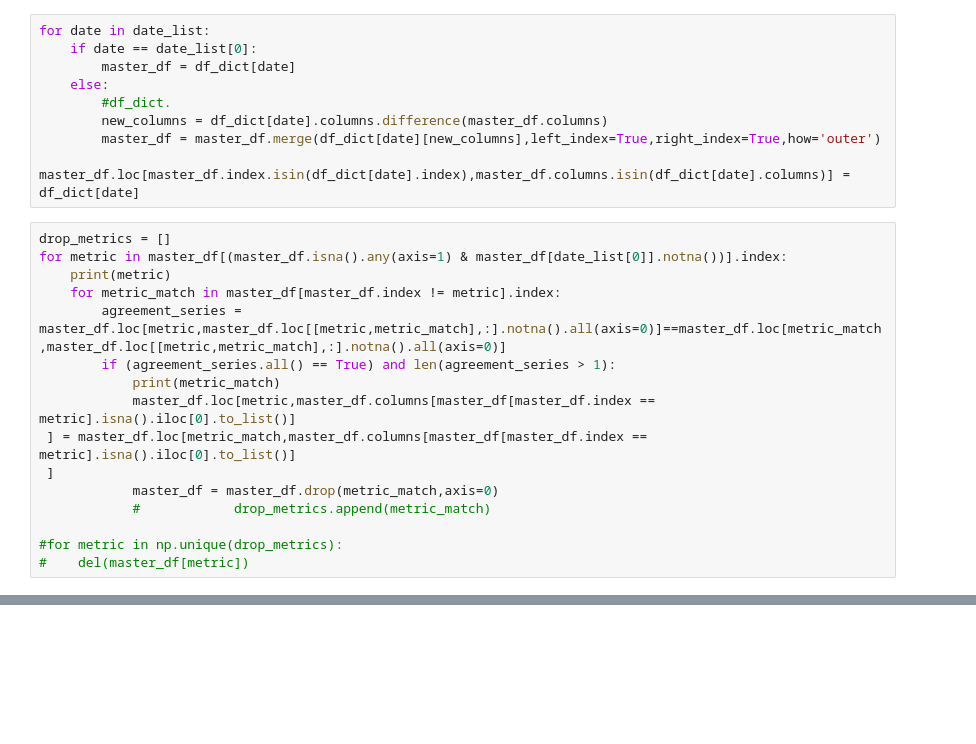
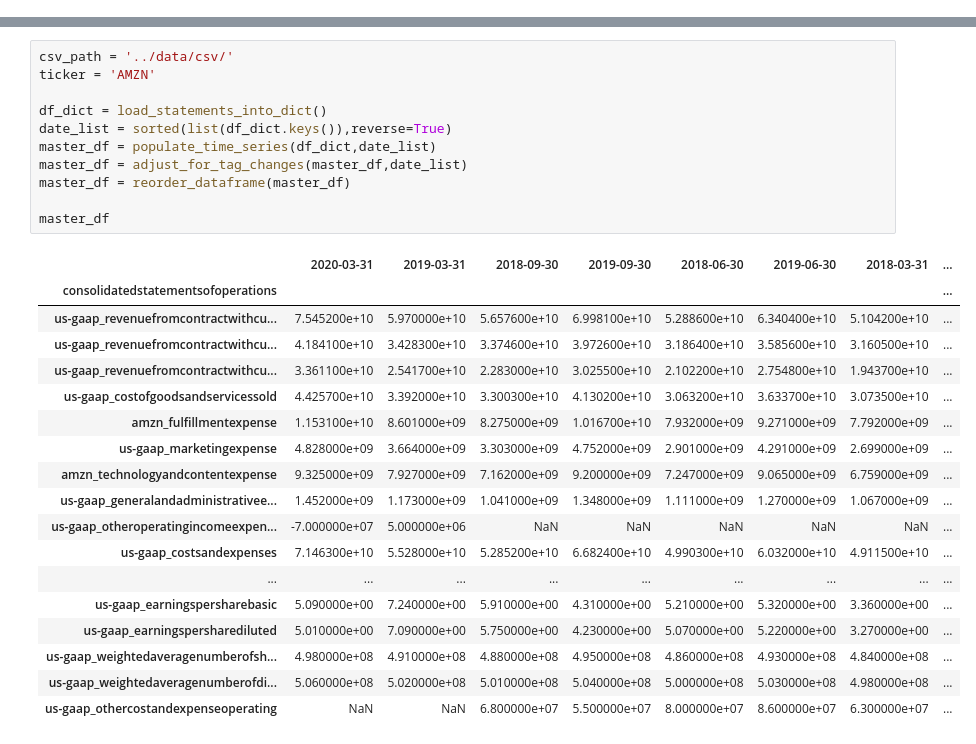
Before and after one commit to antgoldbloom/XBRL_Parser, a Jupyter notebook: csv_to_statement.ipynb, the cells around one changed output, grey strips where cells are left out. Drawn from its saved outputs; the diff is of its cells as text; blank space fills up the shorter version.

```diff
--- a/csv_to_statement.ipynb
+++ b/csv_to_statement.ipynb
@@ -21,25 +7,0 @@ date_list = sorted(list(df_dict.keys()),reverse=True)
-# %%
-for date in date_list:
-    if date == date_list[0]:
-        master_df = df_dict[date]
-    else:
-        #df_dict.
-        new_columns = df_dict[date].columns.difference(master_df.columns)
-        master_df = master_df.merge(df_dict[date][new_columns],left_index=True,right_index=True,how='outer')
-        master_df.loc[master_df.index.isin(df_dict[date].index),master_df.columns.isin(df_dict[date].columns)] = df_dict[date]
-# %%
-drop_metrics = []
-for metric in master_df[(master_df.isna().any(axis=1) & master_df[date_list[0]].notna())].index:
-    print(metric)
-    for metric_match in master_df[master_df.index != metric].index:
-        agreement_series = master_df.loc[metric,master_df.loc[[metric,metric_match],:].notna().all(axis=0)]==master_df.loc[metric_match,master_df.loc[[metric,metric_match],:].notna().all(axis=0)]
-        if (agreement_series.all() == True) and len(agreement_series > 1):
-            print(metric_match)
-            master_df.loc[metric,master_df.columns[master_df[master_df.index == metric].isna().iloc[0].to_list()]
- ] = master_df.loc[metric_match,master_df.columns[master_df[master_df.index == metric].isna().iloc[0].to_list()]
- ]
-            master_df = master_df.drop(metric_match,axis=0)
-            #            drop_metrics.append(metric_match)
-
-#for metric in np.unique(drop_metrics):
-#    del(master_df[metric])
@@ -81,0 +67,30 @@ df_statement
+# %%
+csv_path = '../data/csv/'
+ticker = 'AMZN'
+
+df_dict = load_statements_into_dict()
+date_list = sorted(list(df_dict.keys()),reverse=True)
+master_df = populate_time_series(df_dict,date_list)
+master_df = adjust_for_tag_changes(master_df,date_list)
+master_df = reorder_dataframe(master_df)
+
+master_df
+# %% [output]
+|  | 2020-03-31 | 2019-03-31 | 2018-09-30 | 2019-09-30 | 2018-06-30 | 2019-06-30 | 2018-03-31 | ... |
+| consolidatedstatementsofoperations |  |  |  |  |  |  |  | ... |
+| us-gaap_revenuefromcontractwithcu... | 7.545200e+10 | 5.970000e+10 | 5.657600e+10 | 6.998100e+10 | 5.288600e+10 | 6.340400e+10 | 5.104200e+10 | ... |
+| us-gaap_revenuefromcontractwithcu... | 4.184100e+10 | 3.428300e+10 | 3.374600e+10 | 3.972600e+10 | 3.186400e+10 | 3.585600e+10 | 3.160500e+10 | ... |
+| us-gaap_revenuefromcontractwithcu... | 3.361100e+10 | 2.541700e+10 | 2.283000e+10 | 3.025500e+10 | 2.102200e+10 | 2.754800e+10 | 1.943700e+10 | ... |
+| us-gaap_costofgoodsandservicessold | 4.425700e+10 | 3.392000e+10 | 3.300300e+10 | 4.130200e+10 | 3.063200e+10 | 3.633700e+10 | 3.073500e+10 | ... |
+| amzn_fulfillmentexpense | 1.153100e+10 | 8.601000e+09 | 8.275000e+09 | 1.016700e+10 | 7.932000e+09 | 9.271000e+09 | 7.792000e+09 | ... |
+| us-gaap_marketingexpense | 4.828000e+09 | 3.664000e+09 | 3.303000e+09 | 4.752000e+09 | 2.901000e+09 | 4.291000e+09 | 2.699000e+09 | ... |
+| amzn_technologyandcontentexpense | 9.325000e+09 | 7.927000e+09 | 7.162000e+09 | 9.200000e+09 | 7.247000e+09 | 9.065000e+09 | 6.759000e+09 | ... |
+| us-gaap_generalandadministrativee... | 1.452000e+09 | 1.173000e+09 | 1.041000e+09 | 1.348000e+09 | 1.111000e+09 | 1.270000e+09 | 1.067000e+09 | ... |
+| us-gaap_otheroperatingincomeexpen... | -7.000000e+07 | 5.000000e+06 | NaN | NaN | NaN | NaN | NaN | ... |
+| us-gaap_costsandexpenses | 7.146300e+10 | 5.528000e+10 | 5.285200e+10 | 6.682400e+10 | 4.990300e+10 | 6.032000e+10 | 4.911500e+10 | ... |
+| ... | ... | ... | ... | ... | ... | ... | ... | ... |
+| us-gaap_earningspersharebasic | 5.090000e+00 | 7.240000e+00 | 5.910000e+00 | 4.310000e+00 | 5.210000e+00 | 5.320000e+00 | 3.360000e+00 | ... |
+| us-gaap_earningspersharediluted | 5.010000e+00 | 7.090000e+00 | 5.750000e+00 | 4.230000e+00 | 5.070000e+00 | 5.220000e+00 | 3.270000e+00 | ... |
+| us-gaap_weightedaveragenumberofsh... | 4.980000e+08 | 4.910000e+08 | 4.880000e+08 | 4.950000e+08 | 4.860000e+08 | 4.930000e+08 | 4.840000e+08 | ... |
+| us-gaap_weightedaveragenumberofdi... | 5.060000e+08 | 5.020000e+08 | 5.010000e+08 | 5.040000e+08 | 5.000000e+08 | 5.030000e+08 | 4.980000e+08 | ... |
+| us-gaap_othercostandexpenseoperating | NaN | NaN | 6.800000e+07 | 5.500000e+07 | 8.000000e+07 | 8.600000e+07 | 6.300000e+07 | ... |
```
Also changed, not shown: parts of 9 cells of this notebook, 5 other files.
